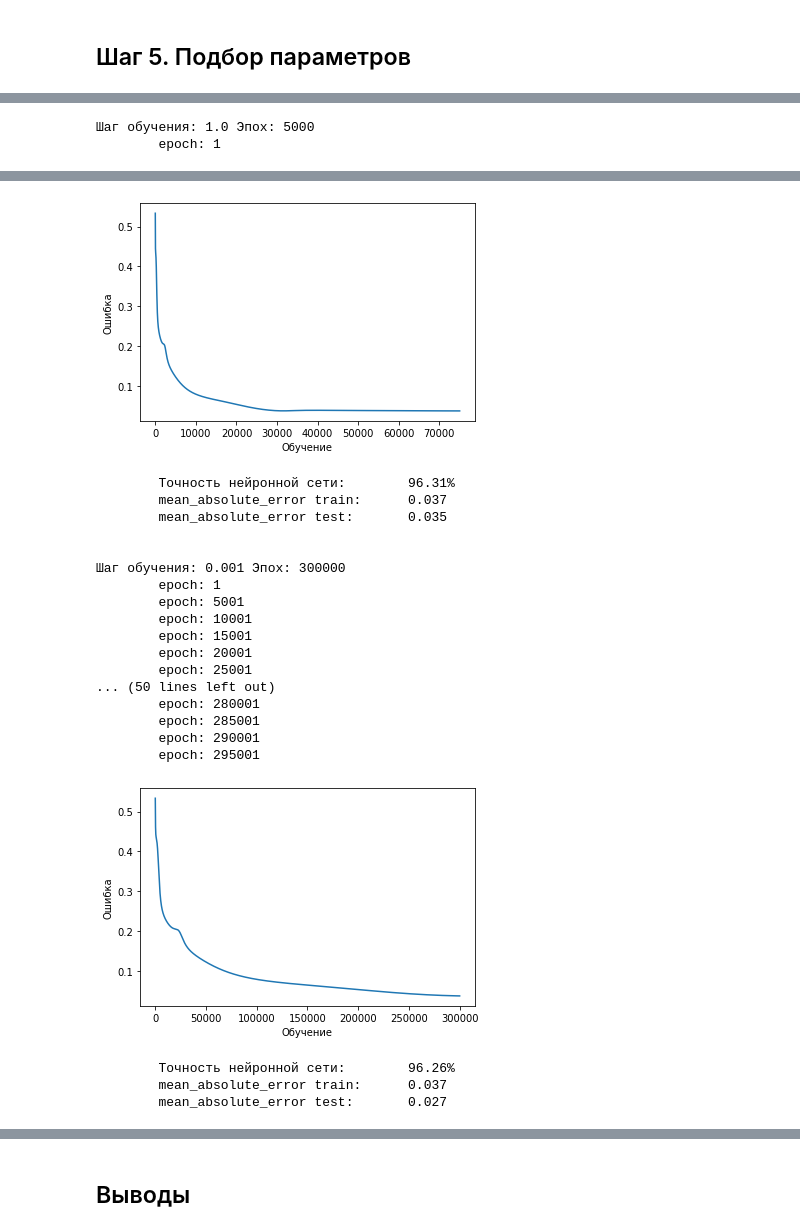
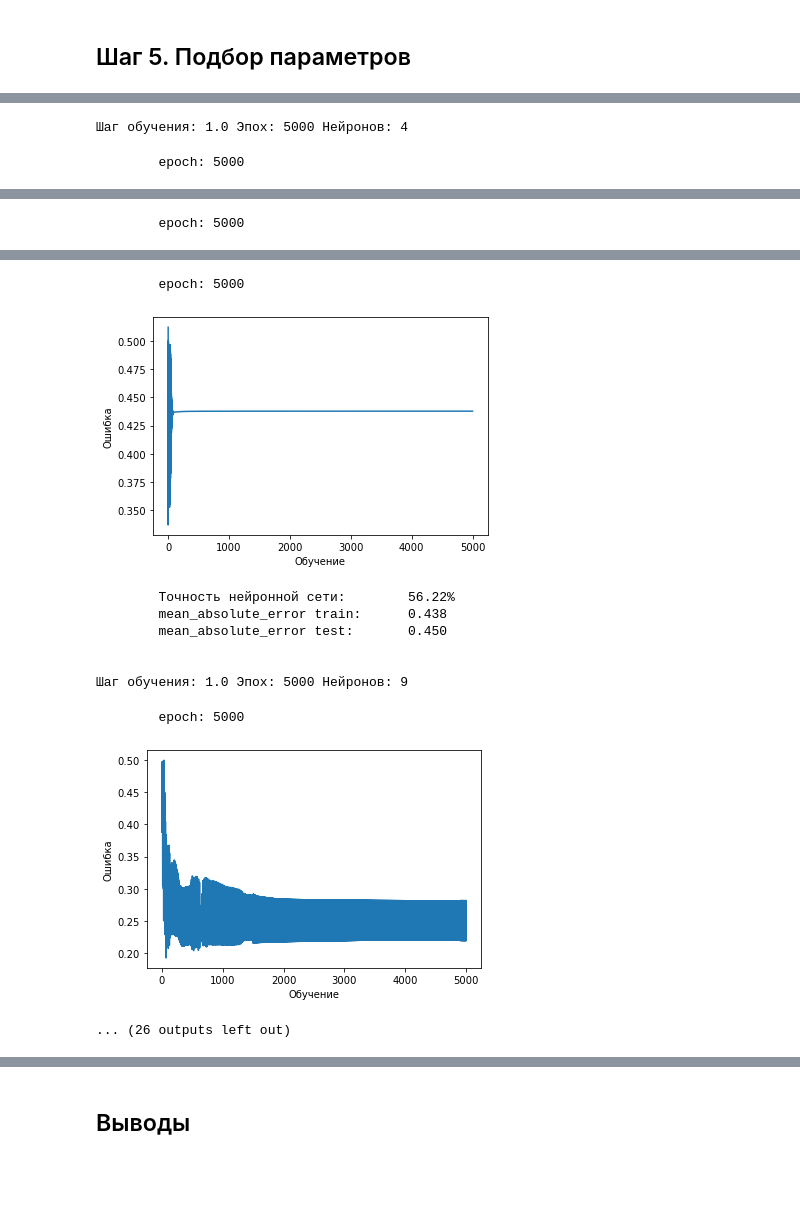
Before and after one commit to VitalyGladyshev/NeuroN, a Jupyter notebook: HW_01_GlVV.ipynb, the cells around one changed output, grey strips where cells are left out. Saved outputs shown, nothing was run; the diff lists cells and outputs as text; code cells hidden in the pictures; blank space fills up the shorter version.

```diff
--- a/HW_01_GlVV.ipynb
+++ b/HW_01_GlVV.ipynb
@@ -158,6 +158,6 @@ for i in range(100000):
     errors.append(error)
     accuracy = (1 - error) * 100
 
-    if not(i % 5000):
+    if not((i+1) % 5000):
         print(f"epoсh: {i+1}")
 # %% [output]
@@ -199,11 +199,11 @@ print("Точность нейронной сети " + str(round(accuracy,2)) +
 ## Шаг 5. Подбор параметров
 # %%
 # процесс обучения
-def two_layer_nn_learning(lr = 0.1, epoch = 20000):
+def two_layer_nn_learning(lr=0.1, epoch=100000, n_number=5):
     errors = []
     np.random.seed(1)
-    w0 = 2*np.random.random((4, 5)) - 1 # для входного слоя   - 4 входа, 3 выхода
-    w1 = 2*np.random.random((5, 3)) - 1 # для внутреннего слоя - 5 входов, 3 выхода
+    w0 = 2*np.random.random((4, n_number)) - 1 # для входного слоя
+    w1 = 2*np.random.random((n_number, 3)) - 1 # для внутреннего слоя
 
     for i in range(epoch):
         # прямое распространение(feed forward)
@@ -225,7 +225,7 @@ def two_layer_nn_learning(lr = 0.1, epoch = 20000):
         errors.append(error)
         accuracy = (1 - error) * 100
 
-        if not(i % 5000):
+        if not((i+1) % 5000):
             print(f"\tepoсh: {i+1}")
 
     return errors, accuracy, w0, w1
@@ -260,22 +276,24 @@ mean_absolute_error train:      0.038
 # %%
-iter = 4
-lrl = np.logspace(0, -3, iter)
+iteration = 4
+lrl = np.logspace(0, -3, iteration)
 ep = [5000, 10000, 35000, 300000]
+neuron_number = [4, 5, 6, 9]
 
-for i in range(0, iter):
-    print(f"Шаг обучения: {lrl[i]} Эпох: {ep[i]}")
-    errors = []
-    errors, accuracy, w0_tr, w1_tr = two_layer_nn_learning(lr = lrl[i], epoch = ep[i])
-    plt.plot(errors)
-    plt.xlabel('Обучение')
-    plt.ylabel('Ошибка')
-    plt.show()
+for i in range(0, iteration):
+    for n in neuron_number:
+        print(f"Шаг обучения: {lrl[i]} Эпох: {ep[i]} Нейронов: {n}")
+        errors = []
+        errors, accuracy, w0_tr, w1_tr = two_layer_nn_learning(lr=lrl[i], epoch=ep[i], n_number=n)
+        plt.plot(errors)
+        plt.xlabel('Обучение')
+        plt.ylabel('Ошибка')
+        plt.show()
 
-    print("\tТочность нейронной сети:\t" + str(round(accuracy,2)) + "%")
-    pr_tr = two_layer_nn_predict(X_train, w0_tr, w1_tr)
-    print(f"\tmean_absolute_error train:\t{mean_absolute_error(y_train, pr_tr):.3f}")
-    pr_ts = two_layer_nn_predict(X_test, w0_tr, w1_tr)
-    print(f"\tmean_absolute_error test:\t{mean_absolute_error(y_test, pr_ts):.3f}\n\n")
+        print("\tТочность нейронной сети:\t" + str(round(accuracy,2)) + "%")
+        pr_tr = two_layer_nn_predict(X_train, w0_tr, w1_tr)
+        print(f"\tmean_absolute_error train:\t{mean_absolute_error(y_train, pr_tr):.3f}")
+        pr_ts = two_layer_nn_predict(X_test, w0_tr, w1_tr)
+        print(f"\tmean_absolute_error test:\t{mean_absolute_error(y_test, pr_ts):.3f}\n\n")
 # %% [output]
-Шаг обучения: 1.0 Эпох: 5000
-        epoсh: 1
+Шаг обучения: 1.0 Эпох: 5000 Нейронов: 4
+        epoсh: 5000
@@ -290,0 +307 @@ for i in range(0, iter):
+        epoсh: 5000
@@ -309,23 +315,12 @@ for i in range(0, iter):
+        epoсh: 5000
-[figure, old version]
+[figure, new version]
-        Точность нейронной сети:        96.31%
-        mean_absolute_error train:      0.037
-        mean_absolute_error test:       0.035
-
-
-Шаг обучения: 0.001 Эпох: 300000
-        epoсh: 1
-        epoсh: 5001
-        epoсh: 10001
-        epoсh: 15001
-        epoсh: 20001
-        epoсh: 25001
-... (50 lines left out)
-        epoсh: 280001
-        epoсh: 285001
-        epoсh: 290001
-        epoсh: 295001
+        Точность нейронной сети:        56.22%
+        mean_absolute_error train:      0.438
+        mean_absolute_error test:       0.450
+
+
+Шаг обучения: 1.0 Эпох: 5000 Нейронов: 9
+        epoсh: 5000
-[figure, old version]
+[figure, new version]
-        Точность нейронной сети:        96.26%
-        mean_absolute_error train:      0.037
-        mean_absolute_error test:       0.027
+... (26 outputs left out)
 # %%
```
Also changed, not shown: parts of 10 cells of this notebook.
